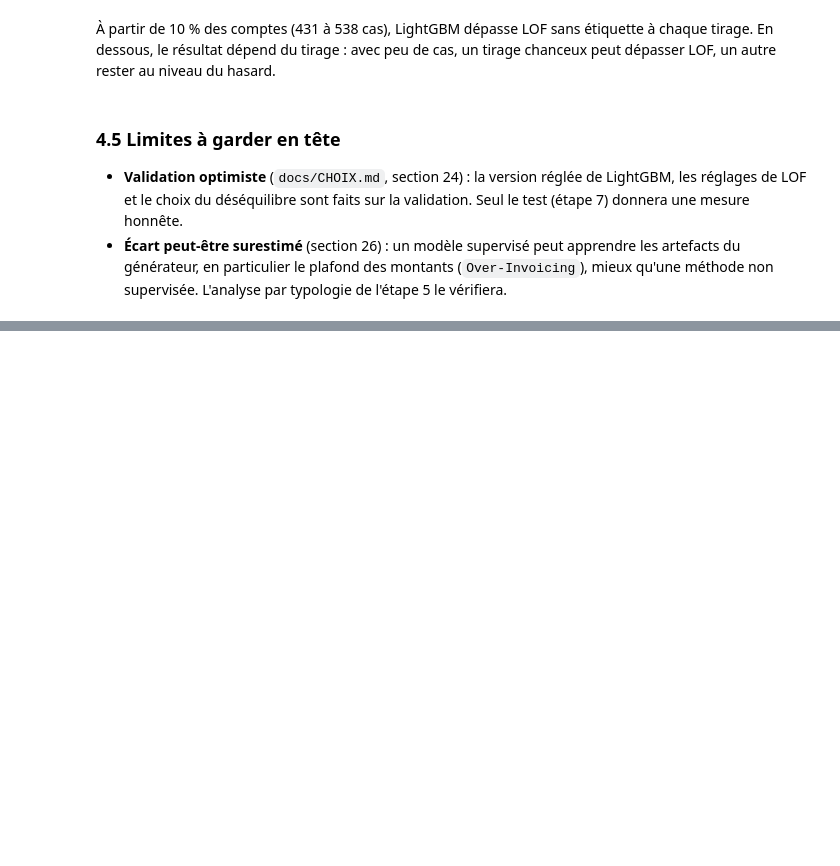
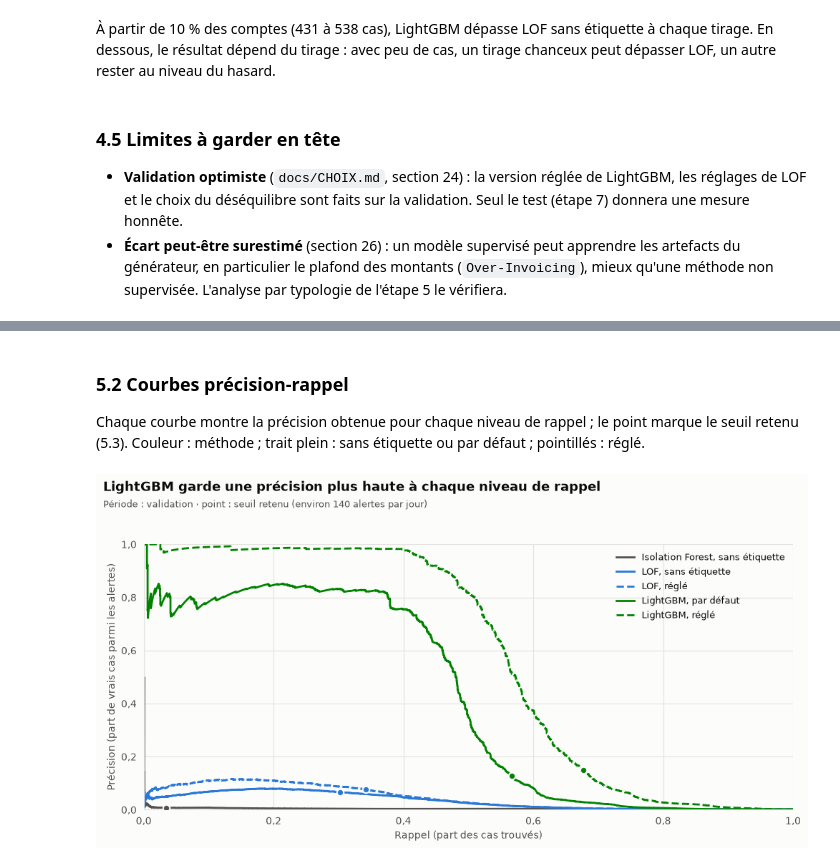
Before and after one commit to aljene307/aml-detection-xai, a Jupyter notebook: notebooks/projet_aml.ipynb, the cells around one changed output, grey strips where cells are left out. Drawn from its saved outputs; the diff is of its cells as text; code cells hidden in the pictures; blank space fills up the shorter version.

```diff
--- a/notebooks/projet_aml.ipynb
+++ b/notebooks/projet_aml.ipynb
@@ -1298,0 +1316,16 @@ note(f"À partir de {fr(100 * toujours, 0)} % des comptes ({fr(seuil['cas_min'],
+# %%
+from aml_xai.evaluation import load_hypotheses
+
+evaluation = lire("evaluation.json")
+hyp = load_hypotheses()
+display(pd.DataFrame({
+    "Valeur": [hyp["analystes"], hyp["heures_par_jour"], hyp["minutes_par_alerte"],
+               f"{fr(hyp['cout_horaire_livres'], 0)} £", fr(hyp["alertes_par_jour"], 0),
+               f"{fr(hyp['cout_alerte_livres'], 2)} £", fr(evaluation["capacite_alertes"], 0)],
+}, index=["Analystes", "Heures par jour", "Minutes par alerte", "Coût horaire",
+          "Alertes par jour (formule)", "Coût d'une alerte (formule)",
+          f"Capacité sur la validation ({fr(evaluation['jours_validation'], 1)} jours)"]))
+note(f"Alertes par jour = {hyp['formules']['alertes_par_jour']}. "
+     f"Coût d'une alerte = {hyp['formules']['cout_alerte_livres']}.")
+note(f"Validation : {fr(evaluation['cas'], 0)} cas, {fr(evaluation['montant_blanchi_total'] / 1e6, 1)} M£ blanchis, "
+     f"soit {fr(evaluation['montant_blanchi_total'] / evaluation['cas'], 0)} £ par cas en moyenne.")
@@ -1298,0 +1343,51 @@ note(f"À partir de {fr(100 * toujours, 0)} % des comptes ({fr(seuil['cas_min'],
+# %% [markdown]
+### 5.2 Courbes précision-rappel
+
+Chaque courbe montre la précision obtenue pour chaque niveau de rappel ; le point marque le seuil
+retenu (5.3). Couleur : méthode ; trait plein : sans étiquette ou par défaut ; pointillés : réglé.
+# %%
+import pyarrow.parquet as pq
+from sklearn.metrics import precision_recall_curve
+
+from aml_xai.config import PARQUET_PATH, PROCESSED_DIR
+from aml_xai.split import model_periods
+
+bornes_modeles = model_periods()
+y_valid = pq.read_table(PARQUET_PATH, columns=[TARGET], filters=[
+    (TIMESTAMP, ">=", bornes_modeles["fin_entrainement"]), (TIMESTAMP, "<", bornes_modeles["fin_validation"])
+]).column(TARGET).to_numpy()
+VERT = "#008300"
+STYLES = {
+    "Isolation Forest, sans étiquette": (ENCRE_2, "-"),
+    "LOF, sans étiquette": (BLEU, "-"),
+    "LOF, réglé": (BLEU, "--"),
+    "LightGBM, par défaut": (VERT, "-"),
+    "LightGBM, réglé": (VERT, "--"),
+}
+
+
+def scores_validation(m):
+    dossier = "scores_grilles" if m["fichier_scores"].startswith(("lof", "isolation")) else "scores_supervise"
+    return np.load(PROCESSED_DIR / dossier / m["fichier_scores"])
+
+
+fig, ax = plt.subplots(figsize=(10, 5))
+titres(fig, "LightGBM garde une précision plus haute à chaque niveau de rappel", "validation",
+       "point : seuil retenu (environ 140 alertes par jour)")
+for nom, m in evaluation["methodes"].items():
+    couleur, trait = STYLES[nom]
+    precision, rappel, _ = precision_recall_curve(y_valid, scores_validation(m))
+    ax.plot(rappel, precision, color=couleur, linestyle=trait, linewidth=2, label=nom)
+    r = m["metriques_seuil_retenu"]
+    ax.scatter([r["rappel"]], [r["precision"]], s=46, color=couleur, edgecolor=FOND, linewidth=1.5, zorder=4)
+ax.set_xlabel("Rappel (part des cas trouvés)")
+ax.set_ylabel("Précision (part de vrais cas parmi les alertes)")
+ax.set_xlim(0, 1)
+ax.set_ylim(0, 1)
+ax.xaxis.set_major_formatter(FuncFormatter(lambda v, _: fr(v, 1)))
+ax.yaxis.set_major_formatter(FuncFormatter(lambda v, _: fr(v, 1)))
+ax.legend(frameon=False, fontsize=9)
+fig.tight_layout(rect=(0, 0, 1, 0.9))
+plt.show()
+# %% [output]
+[figure, added]
```
Also changed, not shown: parts of 15 cells of this notebook.
